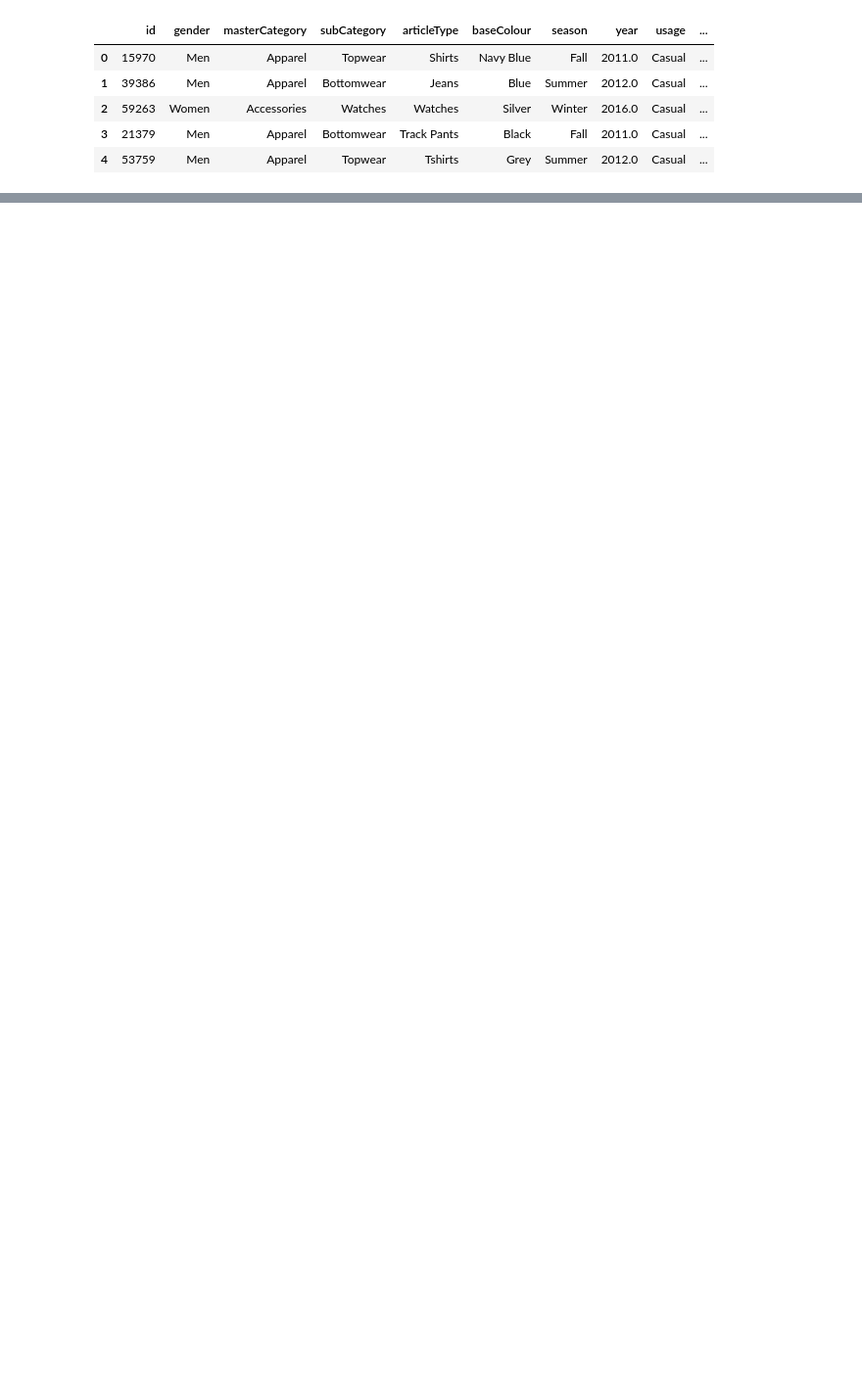
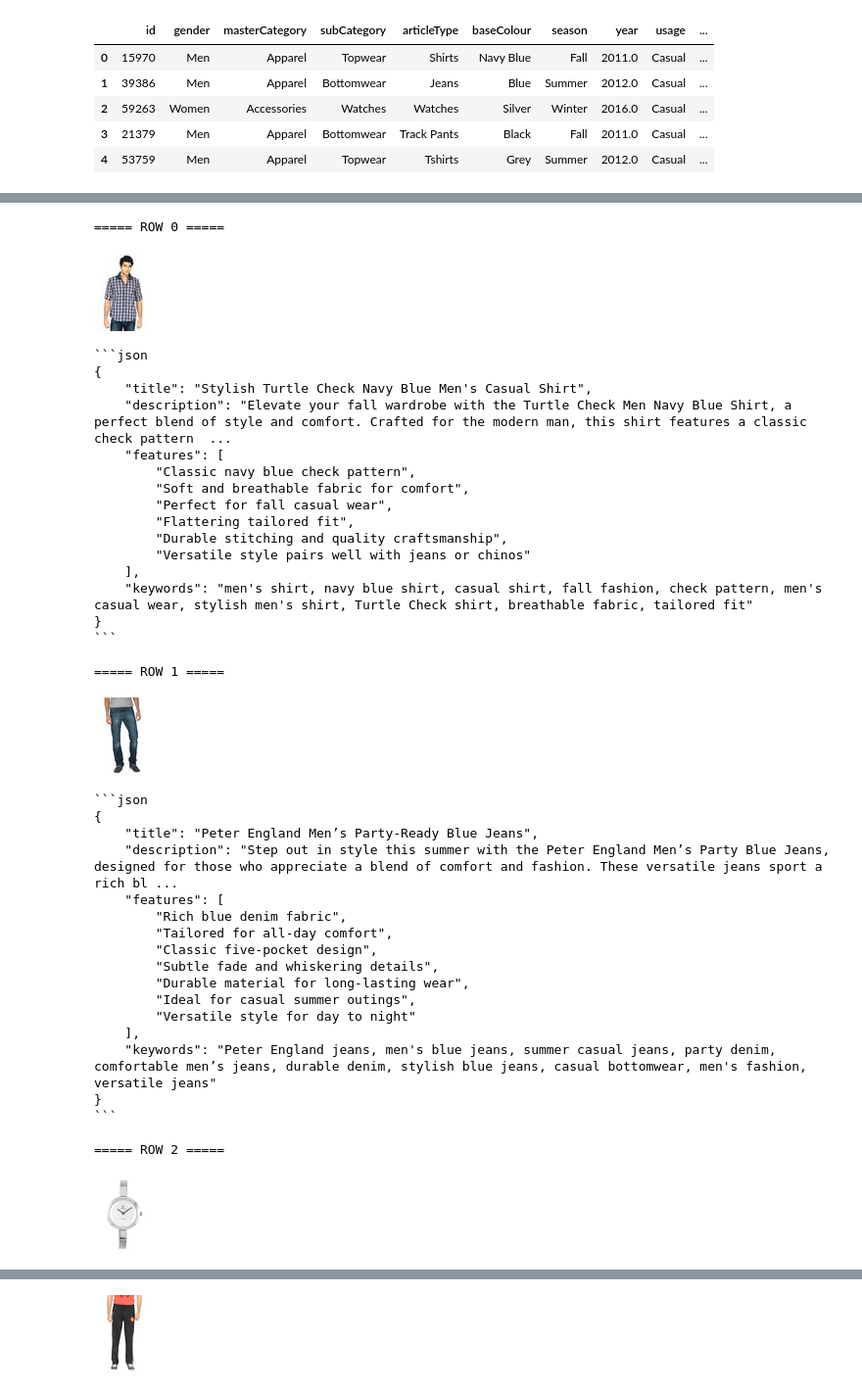
Before and after one commit to portero-aylagas/W1D4_api_calling_chatgpt, a Jupyter notebook: api_calling_chatgpt.ipynb, the cells around one changed output, grey strips where cells are left out. Shown at 98% size. Cells and saved outputs as stored; diff of their text form; code cells hidden in the pictures; blank space fills up the shorter version.

````diff
--- a/api_calling_chatgpt.ipynb
+++ b/api_calling_chatgpt.ipynb
@@ -240,0 +295,52 @@ print(f"El texto es: {x}")
+# %%
+# Displaying the generated listing for the first row
+idx_start = 0
+idx_end = 5
+for idx, row in products_df.iloc[idx_start:idx_end].iterrows():
+    print(f"\n===== ROW {idx} =====")
+
+    result = generate_listing_for_row(row)
+    products_df.loc[idx, "listing_raw"] = result
+
+    display(row["image"])
+    print(result)
+# %% [output]
+===== ROW 0 =====
+[figure, added]
+```json
+{
+    "title": "Stylish Turtle Check Navy Blue Men's Casual Shirt",
+    "description": "Elevate your fall wardrobe with the Turtle Check Men Navy Blue Shirt, a perfect blend of style and comfort. Crafted for the modern man, this shirt features a classic check pattern  ...
+    "features": [
+        "Classic navy blue check pattern",
+        "Soft and breathable fabric for comfort",
+        "Perfect for fall casual wear",
+        "Flattering tailored fit",
+        "Durable stitching and quality craftsmanship",
+        "Versatile style pairs well with jeans or chinos"
+    ],
+    "keywords": "men's shirt, navy blue shirt, casual shirt, fall fashion, check pattern, men's casual wear, stylish men's shirt, Turtle Check shirt, breathable fabric, tailored fit"
+}
+```
+
+===== ROW 1 =====
+[figure, added]
+```json
+{
+    "title": "Peter England Men’s Party-Ready Blue Jeans",
+    "description": "Step out in style this summer with the Peter England Men’s Party Blue Jeans, designed for those who appreciate a blend of comfort and fashion. These versatile jeans sport a rich bl ...
+    "features": [
+        "Rich blue denim fabric",
+        "Tailored for all-day comfort",
+        "Classic five-pocket design",
+        "Subtle fade and whiskering details",
+        "Durable material for long-lasting wear",
+        "Ideal for casual summer outings",
+        "Versatile style for day to night"
+    ],
+    "keywords": "Peter England jeans, men's blue jeans, summer casual jeans, party denim, comfortable men’s jeans, durable denim, stylish blue jeans, casual bottomwear, men's fashion, versatile jeans"
+}
+```
+
+===== ROW 2 =====
+[figure, added]
@@ -240,0 +365 @@ print(f"El texto es: {x}")
+[figure, added]
````
Also changed, not shown: parts of 33 cells of this notebook.
